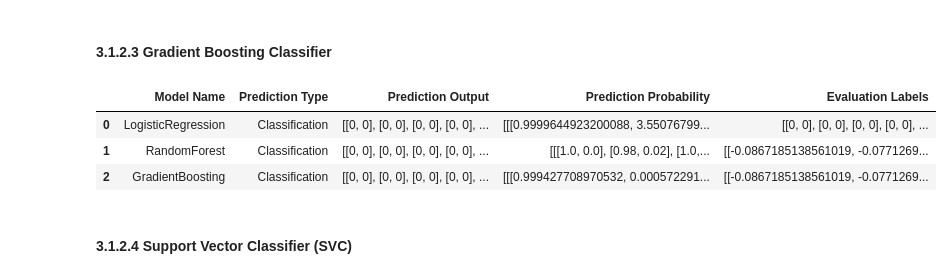
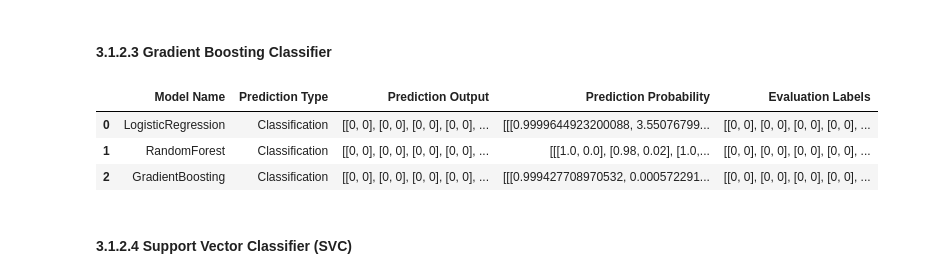
Before and after one commit to ochetcuti/FeverPredictorML, a Jupyter notebook: final.ipynb, the cells around one changed output. Saved outputs shown, nothing was run; the diff lists cells and outputs as text; code cells hidden in the pictures.

```diff
--- a/final.ipynb
+++ b/final.ipynb
@@ -796,16 +831,16 @@ display(get_predictions())
 # %%
 clf_gb = MultiOutputClassifier(GradientBoostingClassifier(n_estimators=100, random_state=42))
 clf_gb.fit(train_set_prepared, train_labels_prepared)
 
 Y_pred_gb_proba = clf_gb.predict_proba(val_set_prepared)
 Y_pred_gb = clf_gb.predict(val_set_prepared)
 
-store_prediction("GradientBoosting", "Classification", Y_pred_gb, Y_pred_gb_proba, val_set_prepared)
+store_prediction("GradientBoosting", "Classification", Y_pred_gb, Y_pred_gb_proba, val_labels_prepared)
 display(get_predictions())
 # %% [output]
 |  | Model Name | Prediction Type | Prediction Output | Prediction Probability | Evaluation Labels |
 | 0 | LogisticRegression | Classification | [[0, 0], [0, 0], [0, 0], [0, 0], ... | [[[0.9999644923200088, 3.55076799... | [[0, 0], [0, 0], [0, 0], [0, 0], ... |
-| 1 | RandomForest | Classification | [[0, 0], [0, 0], [0, 0], [0, 0], ... | [[[1.0, 0.0], [0.98, 0.02], [1.0,... | [[-0.0867185138561019, -0.0771269... |
-| 2 | GradientBoosting | Classification | [[0, 0], [0, 0], [0, 0], [0, 0], ... | [[[0.999427708970532, 0.000572291... | [[-0.0867185138561019, -0.0771269... |
+| 1 | RandomForest | Classification | [[0, 0], [0, 0], [0, 0], [0, 0], ... | [[[1.0, 0.0], [0.98, 0.02], [1.0,... | [[0, 0], [0, 0], [0, 0], [0, 0], ... |
+| 2 | GradientBoosting | Classification | [[0, 0], [0, 0], [0, 0], [0, 0], ... | [[[0.999427708970532, 0.000572291... | [[0, 0], [0, 0], [0, 0], [0, 0], ... |
 # %% [markdown]
 #### 3.1.2.4 Support Vector Classifier (SVC)
```
Also changed, not shown: parts of 9 cells of this notebook, 1 other file.
